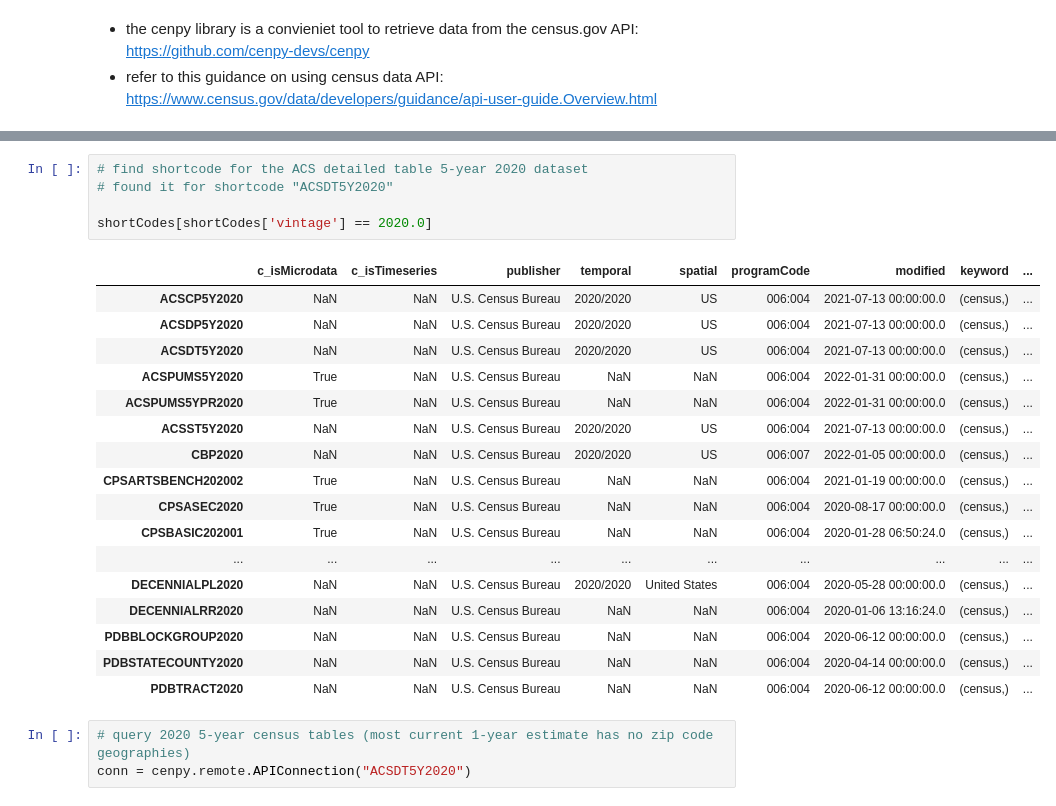
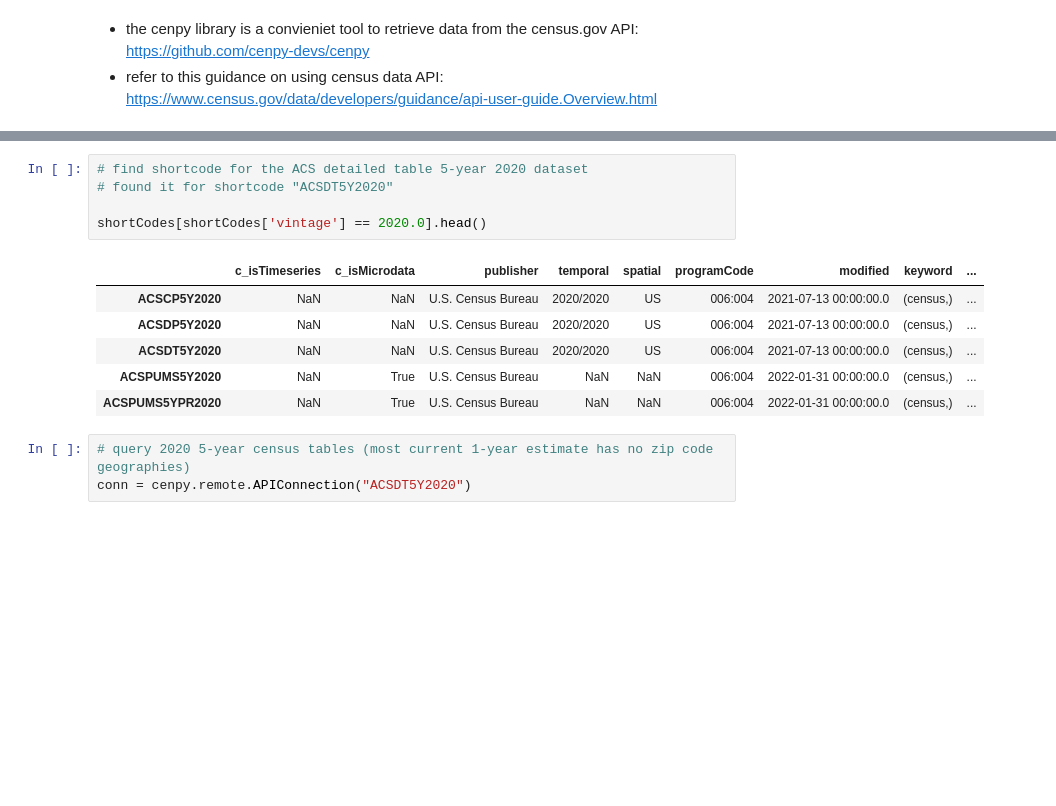
Before and after one commit to nateswill/Evictions-in-NYC, a Jupyter notebook: Jupyter_Notebooks/NYC_Evictions_Income.ipynb, the cells around one changed output, grey strips where cells are left out. Saved outputs shown, nothing was run; the diff lists cells and outputs as text; blank space fills up the shorter version.

```diff
--- a/Jupyter_Notebooks/NYC_Evictions_Income.ipynb
+++ b/Jupyter_Notebooks/NYC_Evictions_Income.ipynb
@@ -32,26 +32,15 @@ shortCodes.head()
 # %%
 # find shortcode for the ACS detailed table 5-year 2020 dataset
 # found it for shortcode "ACSDT5Y2020"
 
-shortCodes[shortCodes['vintage'] == 2020.0]
+shortCodes[shortCodes['vintage'] == 2020.0].head()
 # %% [output]
-|  | c_isMicrodata | c_isTimeseries | publisher | temporal | spatial | programCode | modified | keyword | ... |
+|  | c_isTimeseries | c_isMicrodata | publisher | temporal | spatial | programCode | modified | keyword | ... |
 | ACSCP5Y2020 | NaN | NaN | U.S. Census Bureau | 2020/2020 | US | 006:004 | 2021-07-13 00:00:00.0 | (census,) | ... |
 | ACSDP5Y2020 | NaN | NaN | U.S. Census Bureau | 2020/2020 | US | 006:004 | 2021-07-13 00:00:00.0 | (census,) | ... |
 | ACSDT5Y2020 | NaN | NaN | U.S. Census Bureau | 2020/2020 | US | 006:004 | 2021-07-13 00:00:00.0 | (census,) | ... |
-| ACSPUMS5Y2020 | True | NaN | U.S. Census Bureau | NaN | NaN | 006:004 | 2022-01-31 00:00:00.0 | (census,) | ... |
-| ACSPUMS5YPR2020 | True | NaN | U.S. Census Bureau | NaN | NaN | 006:004 | 2022-01-31 00:00:00.0 | (census,) | ... |
-| ACSST5Y2020 | NaN | NaN | U.S. Census Bureau | 2020/2020 | US | 006:004 | 2021-07-13 00:00:00.0 | (census,) | ... |
-| CBP2020 | NaN | NaN | U.S. Census Bureau | 2020/2020 | US | 006:007 | 2022-01-05 00:00:00.0 | (census,) | ... |
-| CPSARTSBENCH202002 | True | NaN | U.S. Census Bureau | NaN | NaN | 006:004 | 2021-01-19 00:00:00.0 | (census,) | ... |
-| CPSASEC2020 | True | NaN | U.S. Census Bureau | NaN | NaN | 006:004 | 2020-08-17 00:00:00.0 | (census,) | ... |
-| CPSBASIC202001 | True | NaN | U.S. Census Bureau | NaN | NaN | 006:004 | 2020-01-28 06:50:24.0 | (census,) | ... |
-| ... | ... | ... | ... | ... | ... | ... | ... | ... | ... |
-| DECENNIALPL2020 | NaN | NaN | U.S. Census Bureau | 2020/2020 | United States | 006:004 | 2020-05-28 00:00:00.0 | (census,) | ... |
-| DECENNIALRR2020 | NaN | NaN | U.S. Census Bureau | NaN | NaN | 006:004 | 2020-01-06 13:16:24.0 | (census,) | ... |
-| PDBBLOCKGROUP2020 | NaN | NaN | U.S. Census Bureau | NaN | NaN | 006:004 | 2020-06-12 00:00:00.0 | (census,) | ... |
-| PDBSTATECOUNTY2020 | NaN | NaN | U.S. Census Bureau | NaN | NaN | 006:004 | 2020-04-14 00:00:00.0 | (census,) | ... |
-| PDBTRACT2020 | NaN | NaN | U.S. Census Bureau | NaN | NaN | 006:004 | 2020-06-12 00:00:00.0 | (census,) | ... |
+| ACSPUMS5Y2020 | NaN | True | U.S. Census Bureau | NaN | NaN | 006:004 | 2022-01-31 00:00:00.0 | (census,) | ... |
+| ACSPUMS5YPR2020 | NaN | True | U.S. Census Bureau | NaN | NaN | 006:004 | 2022-01-31 00:00:00.0 | (census,) | ... |
 # %%
 # query 2020 5-year census tables (most current 1-year estimate has no zip code geographies)
 conn = cenpy.remote.APIConnection("ACSDT5Y2020")
```
Also changed, not shown: parts of 17 cells of this notebook, 4 other files.
